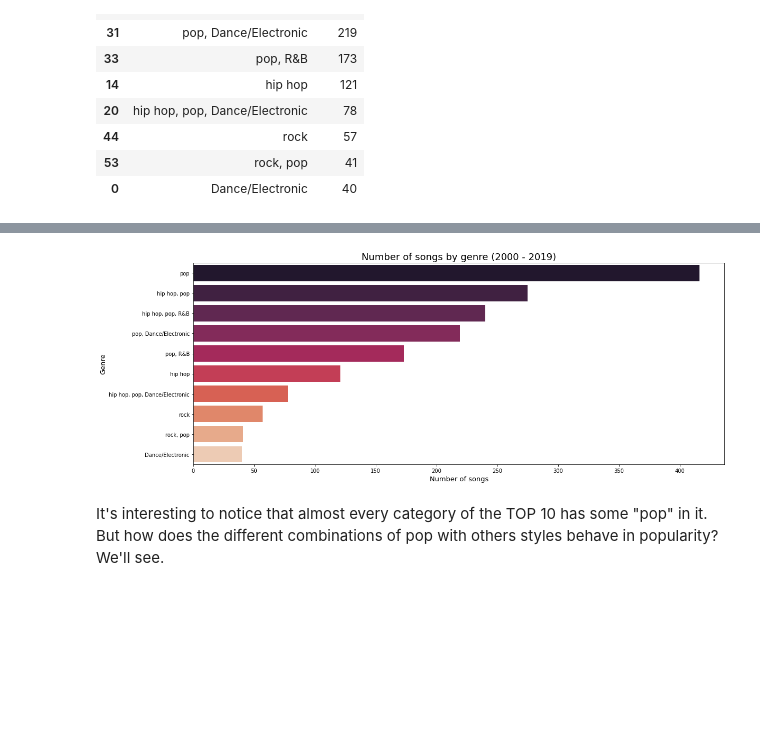
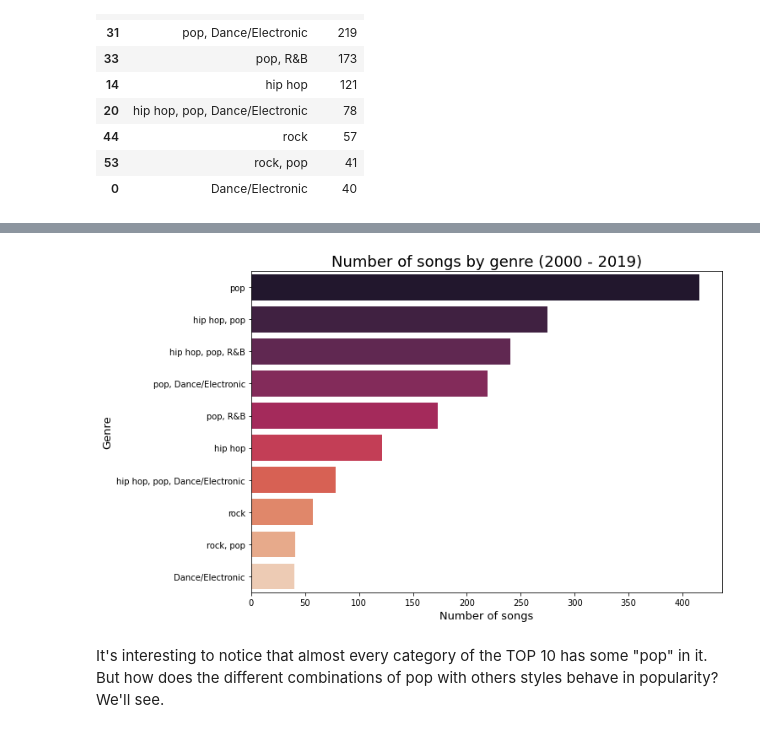
Before and after one commit to vinilmac/spotify-top-hits-2000-2019, a Jupyter notebook: eda-spotify-top-hits-2000-2019.ipynb, the cells around one changed output, grey strips where cells are left out. Saved outputs shown, nothing was run; the diff lists cells and outputs as text; code cells hidden in the pictures; blank space fills up the shorter version.

```diff
--- a/eda-spotify-top-hits-2000-2019.ipynb
+++ b/eda-spotify-top-hits-2000-2019.ipynb
@@ -654,19 +664,19 @@ songs_by_genre
 # %%
 # plotting a bar chart
-plt.figure(figsize = (18,7))
+plt.figure(figsize = (10,7))
 plots = sns.barplot(x = 'songs', y = 'genre', data = songs_by_genre, palette = 'rocket')
 
 # naming the x-axis and the y-axis
 plt.xlabel('Number of songs', size = 13)
 plt.ylabel('Genre', size = 13)
 
 # title of the graph
 plt.title('Number of songs by genre (2000 - 2019)', size = 18)
 
 # function to show the plot
 plt.show()
 # %% [output]
-[figure, old version]
+[figure, new version]
 # %% [markdown]
 It's interesting to notice that almost every category of the TOP 10 has some "pop" in it. But how does the different combinations of pop with others styles behave in popularity? We'll see.
 # %%
```
Also changed, not shown: parts of 4 cells of this notebook.
